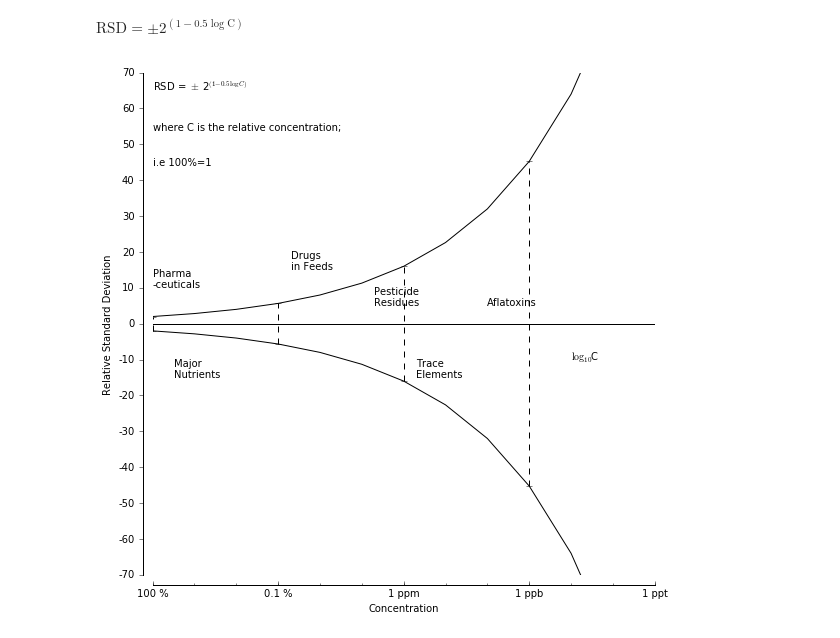
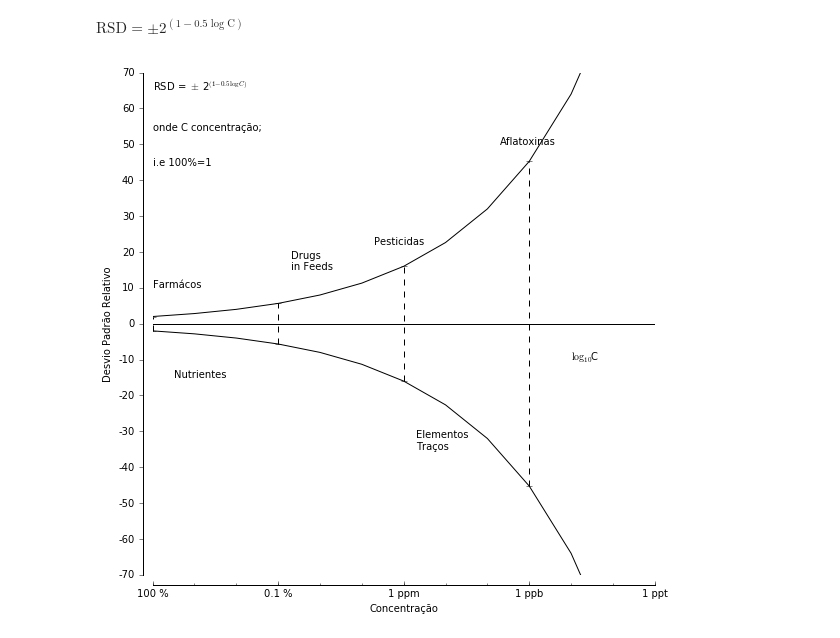
Before and after one commit to juoceano/chemicaloceanography2, a Jupyter notebook: notebooks/trompete.ipynb, the cells around one changed output. Drawn from its saved outputs; the diff is of its cells as text; code cells hidden in the pictures.

```diff
--- a/notebooks/trompete.ipynb
+++ b/notebooks/trompete.ipynb
@@ -26,39 +26,39 @@ yticks = list(range(-70, 80, 10))
 ax.set_yticks(yticks)
 ax.set_yticklabels(['{}'.format(y) for y in yticks])
 
 # x-ticklabels.
 xticks = [1e0, 1e-3, 1e-6, 1e-9, 1e-12]
 ax.set_xticks(xticks)
 ax.set_xticklabels(['100 %', '0.1 %', '1 ppm', '1 ppb', '1 ppt'])
 
 # Fancy spines.
 ax.spines['left'].set_position(('outward', 10))
 ax.spines['bottom'].set_position(('outward', 10))
 ax.spines['right'].set_visible(False)
 ax.spines['top'].set_visible(False)
 ax.yaxis.set_ticks_position('left')
 ax.xaxis.set_ticks_position('bottom')
 
 # "Errorbar."
 idx = [C.index(x) for x in xticks]
 dots = RSD[idx]
 
 pl = ax.errorbar(xticks, [0]*len(dots), fmt='k-', yerr=dots, ecolor='k')
 pl[-1][0].set_linestyle('--')
 
 # Labeling and text.
-ax.set_ylabel("Relative Standard Deviation")
-ax.set_xlabel("Concentration")
+ax.set_ylabel("Desvio Padrão Relativo")
+ax.set_xlabel("Concentração")
 
 ax.text(1e0, 65, r'RSD = $\pm$ 2$^{(1-0.5\log{C})}$')
-ax.text(1e0, 54, 'where C is the relative concentration;')
+ax.text(1e0, 54, 'onde C concentração;')
 ax.text(1e0, 44, 'i.e 100%=1')
 ax.text(1e-10, -10, r'$\log_{10}$C')
-ax.text(1e0, 10, 'Pharma\n-ceuticals')
-ax.text(0.3, -15, 'Major\nNutrients')
+ax.text(1e0, 10, 'Farmácos')
+ax.text(0.3, -15, 'Nutrientes')
 ax.text(0.0005, 15, 'Drugs\nin Feeds')
-ax.text(0.000005, 5, 'Pesticide\nResidues')
-ax.text(0.0000005, -15, 'Trace\nElements')
-_ = ax.text(0.00000001, 5, 'Aflatoxins')
+ax.text(0.000005, 22, 'Pesticidas')
+ax.text(0.0000005, -35, 'Elementos\nTraços')
+_ = ax.text(0.000000005, 50, 'Aflatoxinas')
 # %% [output]
-[figure, old version]
+[figure, new version]
```
